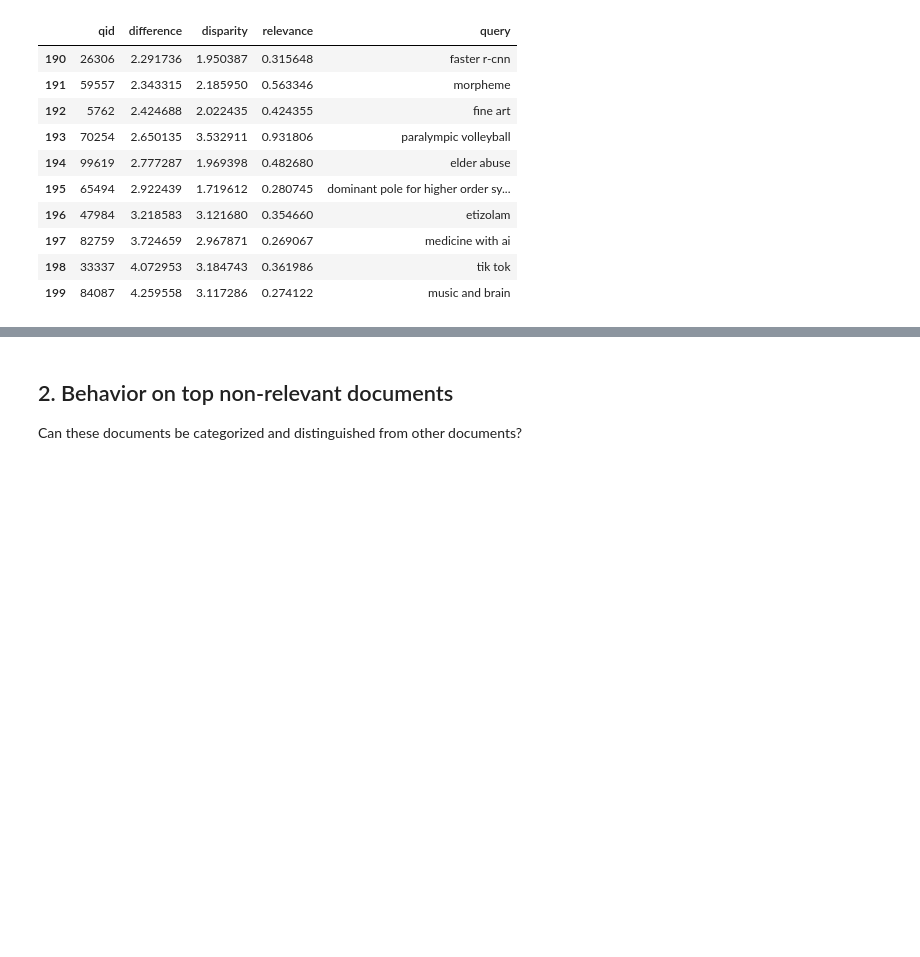
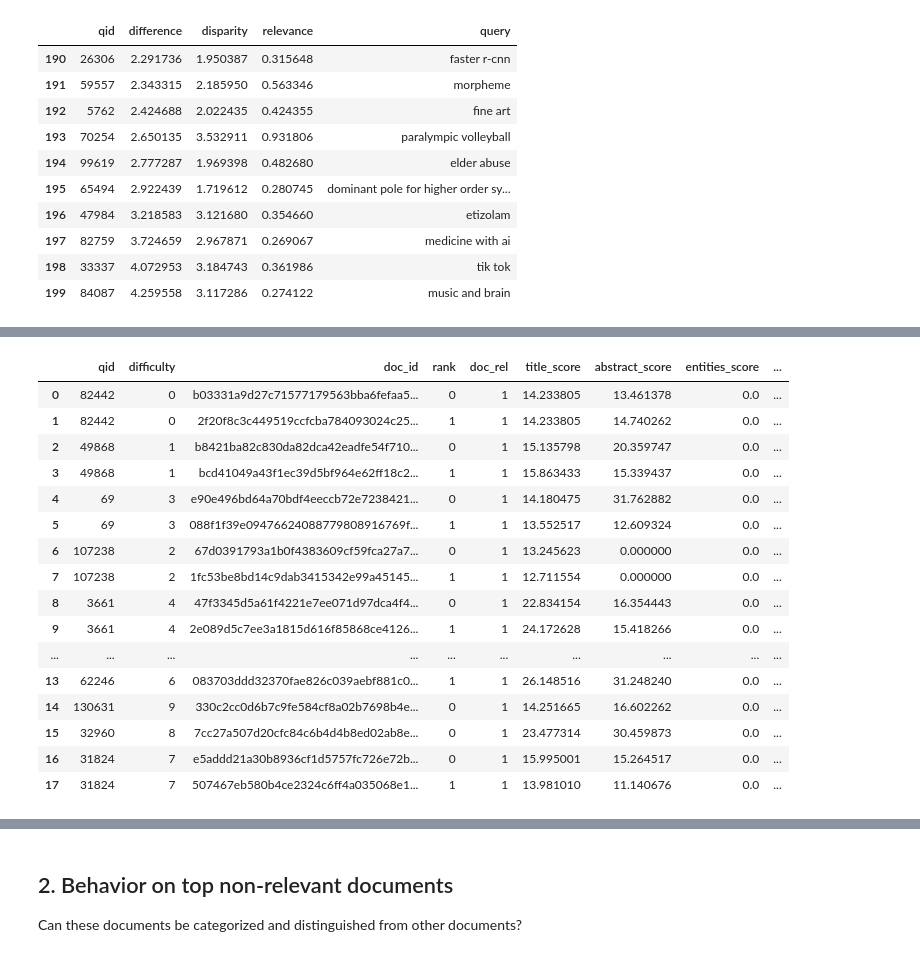
Before and after one commit to pilmus/thesis, a Jupyter notebook: app/notebooks/lm_error_analysis.ipynb, the cells around one changed output, grey strips where cells are left out. Cells and saved outputs as stored; diff of their text form; code cells hidden in the pictures; blank space fills up the shorter version.

```diff
--- a/app/notebooks/lm_error_analysis.ipynb
+++ b/app/notebooks/lm_error_analysis.ipynb
@@ -382,7 +384,7 @@ difdf.head()
 # %%
 es = Elasticsearch([{'timeout':200}])
 # %%
-res = es.search(index='semanticscholar2020og',body={"size": len(inspect_doclist), "query": {"ids" : {"values" : inspect_doclist}}})
+res = es.search(index='semanticscholar2020og',body={"size": len(inspect_doclist1), "query": {"ids" : {"values" : inspect_doclist1}}})
 # %% [markdown]
 ##### Get features
 # %%
@@ -394,7 +396,3 @@ features = ['title', 'paperAbstract', 'entities', 'venue','journalName', 'author
 features_dict = {hit['_id']: {k:v for k,v in hit['_source'].items() if k in features} for hit in res.hits.hits}
 # %% [markdown]
 #### Are there any empty fields for the top relevant documents?
-# %%
-for f in features:
-    difdf[f] = 1
-    difdf[f] = difdf.apply(lambda df: 0 if f in emptyfeaturedict[df.doc_id] else 1,axis = 1)
@@ -447,3 +445,7 @@ emptyfeaturedict
   'outCitations',
   'venue',
   'journalName']}
+# %%
+for f in features:
+    difdf1[f] = 1
+    difdf1[f] = difdf1.apply(lambda df: 0 if f in emptyfeaturedict[df.doc_id] else 1,axis = 1)
@@ -499,0 +524,2 @@ pd.merge(edf,reldf[['qid','query']].drop_duplicates(), on=['qid'],how='left').ta
+# %%
+diffdf1 = difdf1.copy()
@@ -499,0 +535,21 @@ pd.merge(edf,reldf[['qid','query']].drop_duplicates(), on=['qid'],how='left').ta
+# %%
+featm1 = pd.merge(diffdf1[['qid','difficulty','doc_id','rank','doc_rel']],fdf, on =['qid','doc_id'])
+featm1
+# %% [output]
+|  | qid | difficulty | doc_id | rank | doc_rel | title_score | abstract_score | entities_score | ... |
+| 0 | 82442 | 0 | b03331a9d27c71577179563bba6fefaa5... | 0 | 1 | 14.233805 | 13.461378 | 0.0 | ... |
+| 1 | 82442 | 0 | 2f20f8c3c449519ccfcba784093024c25... | 1 | 1 | 14.233805 | 14.740262 | 0.0 | ... |
+| 2 | 49868 | 1 | b8421ba82c830da82dca42eadfe54f710... | 0 | 1 | 15.135798 | 20.359747 | 0.0 | ... |
+| 3 | 49868 | 1 | bcd41049a43f1ec39d5bf964e62ff18c2... | 1 | 1 | 15.863433 | 15.339437 | 0.0 | ... |
+| 4 | 69 | 3 | e90e496bd64a70bdf4eeccb72e7238421... | 0 | 1 | 14.180475 | 31.762882 | 0.0 | ... |
+| 5 | 69 | 3 | 088f1f39e09476624088779808916769f... | 1 | 1 | 13.552517 | 12.609324 | 0.0 | ... |
+| 6 | 107238 | 2 | 67d0391793a1b0f4383609cf59fca27a7... | 0 | 1 | 13.245623 | 0.000000 | 0.0 | ... |
+| 7 | 107238 | 2 | 1fc53be8bd14c9dab3415342e99a45145... | 1 | 1 | 12.711554 | 0.000000 | 0.0 | ... |
+| 8 | 3661 | 4 | 47f3345d5a61f4221e7ee071d97dca4f4... | 0 | 1 | 22.834154 | 16.354443 | 0.0 | ... |
+| 9 | 3661 | 4 | 2e089d5c7ee3a1815d616f85868ce4126... | 1 | 1 | 24.172628 | 15.418266 | 0.0 | ... |
+| ... | ... | ... | ... | ... | ... | ... | ... | ... | ... |
+| 13 | 62246 | 6 | 083703ddd32370fae826c039aebf881c0... | 1 | 1 | 26.148516 | 31.248240 | 0.0 | ... |
+| 14 | 130631 | 9 | 330c2cc0d6b7c9fe584cf8a02b7698b4e... | 0 | 1 | 14.251665 | 16.602262 | 0.0 | ... |
+| 15 | 32960 | 8 | 7cc27a507d20cfc84c6b4d4b8ed02ab8e... | 0 | 1 | 23.477314 | 30.459873 | 0.0 | ... |
+| 16 | 31824 | 7 | e5addd21a30b8936cf1d5757fc726e72b... | 0 | 1 | 15.995001 | 15.264517 | 0.0 | ... |
+| 17 | 31824 | 7 | 507467eb580b4ce2324c6ff4a035068e1... | 1 | 1 | 13.981010 | 11.140676 | 0.0 | ... |
```
Also changed, not shown: parts of 50 cells of this notebook, 1 other file.
